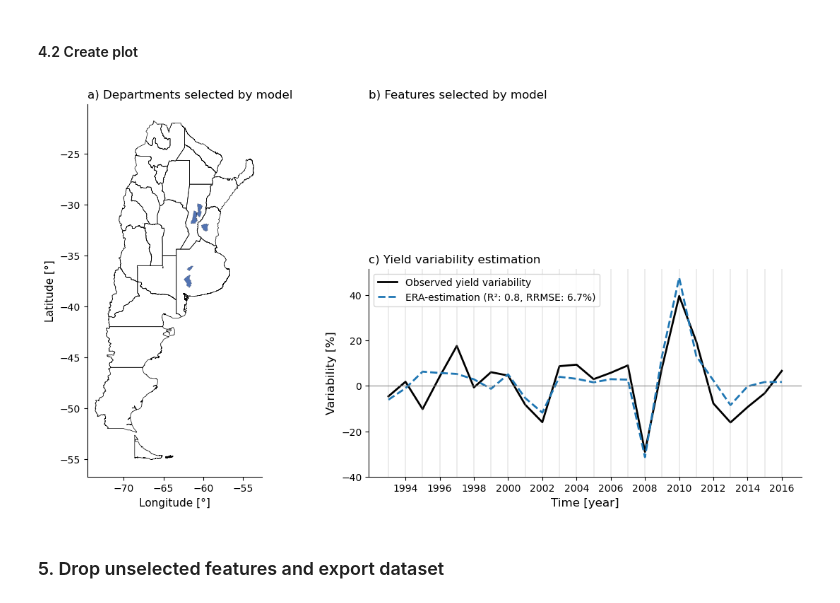
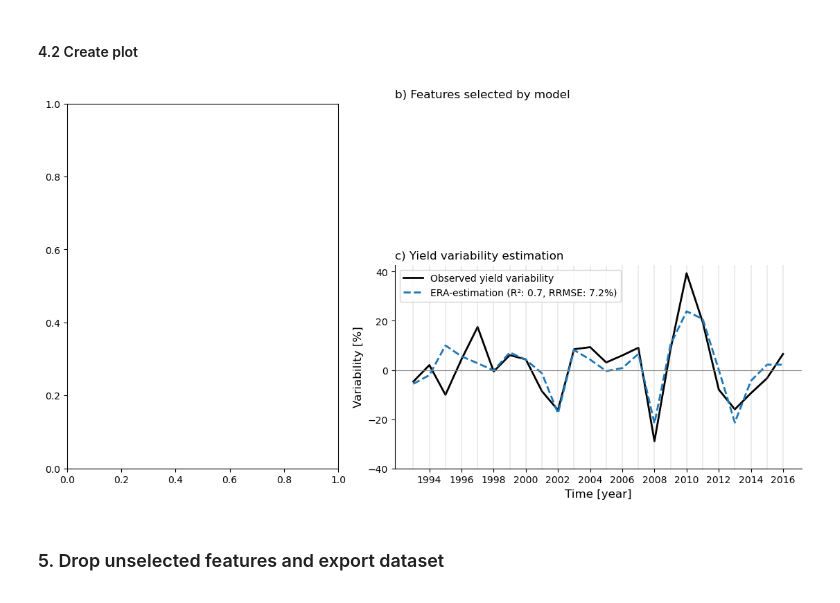
Before and after one commit to mzachow/wheat-yield-forecast-argentina, a Jupyter notebook: 3_yield_model_with_era.ipynb, the cells around one changed output. Saved outputs shown, nothing was run; the diff lists cells and outputs as text; code cells hidden in the pictures.

```diff
--- a/3_yield_model_with_era.ipynb
+++ b/3_yield_model_with_era.ipynb
@@ -40,8 +40,6 @@ era_yield.head(2)
 - Departments whose national yield forecast model has a R<sup>2</sup> < 0.3 are discarded. Several threshold were tested before, with inferior performance on the final model.
 
 ##### 2.1 Identify skillful departments
-# %%
-era_yield = era_yield.loc[:, ["year", "yield anomaly [%]"] + [c for c in era_yield.columns if ("rojas" in c) or ("general alvarado" in c) or ("coronel suarez" in c) or ("san justo" in c) or ("nogoyá" in c)]]
 # %%
 def obtain_skillful_departments(data, r2_threshold):
     """
@@ -53,11 +51,11 @@ def obtain_skillful_departments(data, r2_threshold):
         area_to_r2: dictionary, with keys being the municipalities and values the best model that could be fit
     """
     area_to_r2 = {}
-    departments = list(set([c.split("_")[1] if c not in ['year', 'harvested area [ha]', 'yield [kg/ha]', 'yield_trend [kg/ha]', 'yield anomaly [%]'] else 'buenos aires coronel suarez' for c in data.columns]))
+    departments = list(set(["_".join(c.split("_")[1:3]) for c in [l for l in data.columns if l not in ['year', 'harvested area [ha]', 'yield [kg/ha]', 'yield trend [kg/ha]', 'yield anomaly [%]']]]))
     for area in departments:
         best_r2 = r2_threshold
         for no_of_features in list(range(1,7)):
-            X = data.loc[:, [c for c in [l for l in data.columns if ("rain" in l) or ("tmean" in l)] if c.split("_")[1] == area]]
+            X = data.loc[:, [c for c in [l for l in data.columns if ("rain" in l) or ("tmean" in l)] if "_".join(c.split("_")[1:3]) == area]]
             y = data["yield anomaly [%]"]
 
             pipeline = Pipeline([('scaler', StandardScaler()), ('var', VarianceThreshold()), ('selector', SelectKBest(f_regression, k=no_of_features)), ('estimator', Ridge())])
@@ -95,7 +111,7 @@ R2 0.259; area santa fe san justo; features 4
 # %% [markdown]
 ##### 2.2 Drop ERA data from departments that are not skillful
 # %%
-era_yield_filtered = era_yield.loc[:, ["yield anomaly [%]", "year"] + [c for c in [l for l in era_yield.columns if ("rain" in l) or ("tmean" in l)] if c.split("_")[1] in selected_areas_sorted]]
+era_yield_filtered = era_yield.loc[:, ["yield anomaly [%]", "year"] + [c for c in [l for l in era_yield.columns if ("rain" in l) or ("tmean" in l)] if "_".join(c.split("_")[1:3]) in selected_areas_sorted]]
 
 # Order columns descending by performance of their department
 # This is needed because we will drop correlated features later and only keep the first one
@@ -113,7 +129,7 @@ era_yield_filtered.head(2)
 # %% [markdown]
 ### 3. Train and validate national model
 # %%
-def train_and_validate_national_model(data, corr_threshold, no_features, alpha):
+def train_and_validate_national_model(data, corr_threshold, no_features):
     """
     apply LOYO-CV on data.
     params:
@@ -144,7 +160,7 @@ def train_and_validate_national_model(data, corr_threshold, no_features, alpha):
     X = X.drop(to_drop, axis=1)
 
     # Leave-One-Year-Out Cross Validation
-    pipeline = Pipeline([('scaler', StandardScaler()), ('selector', SelectKBest(f_regression, k=no_features)), ('estimator', Ridge(alpha=alpha))])
+    pipeline = Pipeline([('scaler', StandardScaler()), ('selector', SelectKBest(f_regression, k=no_features)), ('estimator', Ridge())])
     loo = LeaveOneOut()
     y_pred = cross_val_predict(pipeline, X, y, cv=loo)
     output = cross_validate(pipeline, X, y, scoring="neg_mean_squared_error", cv=loo, return_estimator=True)
@@ -229,41 +234,41 @@ fig, axd = plt.subplot_mosaic([['left', 'upper right'],
                                ['left', 'lower right']],
                               figsize=(11, 6), layout="constrained", width_ratios=[0.4, 0.6], height_ratios=[0.4, 0.6])
 
 # Figure a) Study region
-gdf_adm2.plot(ax=axd["left"], color="#5273B2", edgecolor="black", linewidth=.1)
-gdf_adm1.plot(ax=axd["left"], color="#FF000000", edgecolor="black", linewidth=.5)
-axd['left'].set_title("a) Departments selected by model", loc="left", size=12);
-axd['left'].set_ylabel("Latitude [°]", size=11);
-axd['left'].set_xlabel("Longitude [°]", size=11);
-axd['left'].spines[['right', 'top']].set_visible(False)
+#gdf_adm2.plot(ax=axd["left"], color="#5273B2", edgecolor="black", linewidth=.1)
+#gdf_adm1.plot(ax=axd["left"], color="#FF000000", edgecolor="black", linewidth=.5)
+#axd['left'].set_title("a) Departments selected by model", loc="left", size=12);
+#axd['left'].set_ylabel("Latitude [°]", size=11);
+#axd['left'].set_xlabel("Longitude [°]", size=11);
+#axd['left'].spines[['right', 'top']].set_visible(False)
 
 # Figure b) manually added in Figma as table
 loc2 = "upper right"
 axd[loc2].set_title("b) Features selected by model", loc="left");
 axd[loc2].axis("off")
 
 # Figure c) Observed and predicted yield anomaly by year
 loc3 = "lower right"
-(features, rmse, current_r2, pearson_r, y_pred, y) = train_and_validate_national_model(era_yield_filtered, best_corr, best_f_no, best_alpha)
+(features, rmse, current_r2, pearson_r, y_pred, y) = train_and_validate_national_model(era_yield_filtered, best_corr, best_f_no)
 axd[loc3].plot(era_yield_filtered["year"], 100*y, color="black", label="Observed yield variability", linewidth=2);
 axd[loc3].plot(era_yield_filtered["year"], 100*y_pred, linestyle="dashed", label="ERA-estimation (R\u00b2: {}, RRMSE: {}%)".format(round(best_r2, 1), round(100*best_rmse, 1)), linewidth=2);
 axd[loc3].set_ylabel("Variability [%]", size=12)
 axd[loc3].set_title("c) Yield variability estimation", loc="left", size=12);
 axd[loc3].set_xlabel("Time [year]", size=12)
 axd[loc3].set_xticks(list(range(1994, 2017, 2)))
 axd[loc3].grid(axis="x", linewidth=.3, color="#A8A8A8")
 axd[loc3].set_yticks([40, 20, 0, -20, -40])
 xcoords = list(range(1993, 2016, 2))
 for xc in xcoords:
     axd[loc3].axvline(x=xc, linewidth=.3, color="#A8A8A8")
 axd[loc3].spines[['right', 'top']].set_visible(False)
 axd[loc3].axhline(0, 0, color="grey", linewidth=.8)
 axd[loc3].legend(loc="upper left");
 
 plt.savefig("files/figures/figure2.png")
 plt.show();
 # %% [output]
-[figure, old version]
+[figure, new version]
 # %% [markdown]
 ### 5. Drop unselected features and export dataset
 # %%
```
Also changed, not shown: parts of 5 cells of this notebook, 18 other files.
